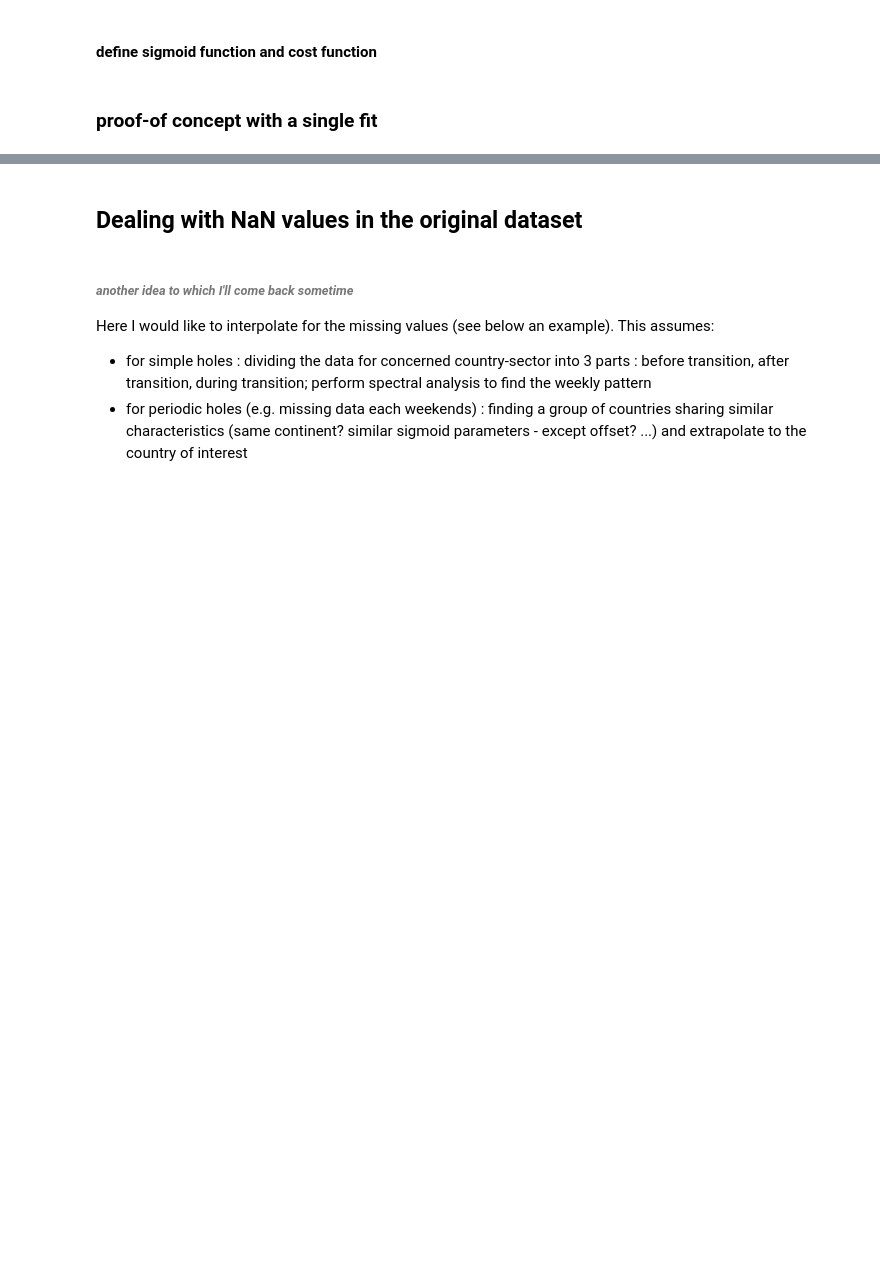
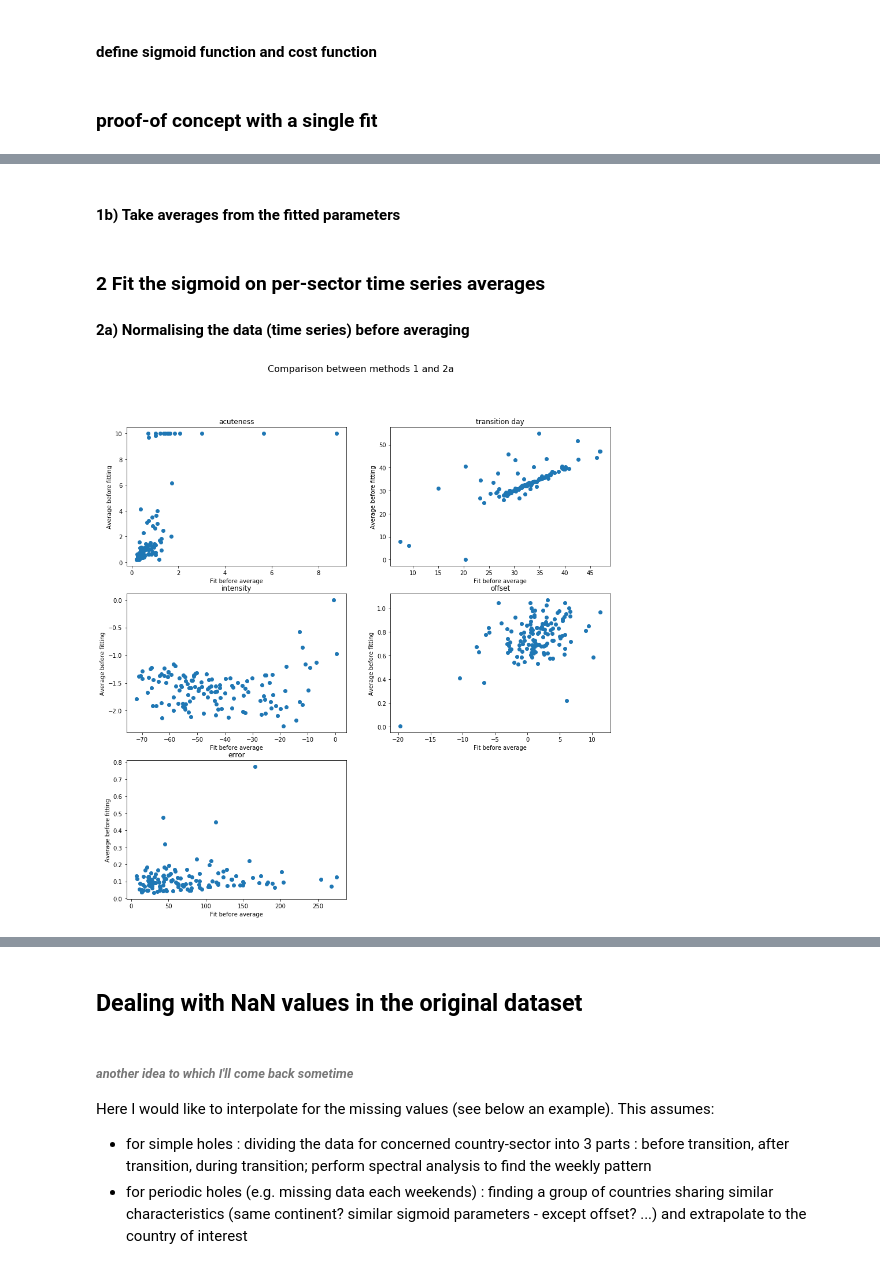
Before and after one commit to sylvainhislaire/projects, a Jupyter notebook: 1 - Fitting Google mobility data.ipynb, the cells around one changed output, grey strips where cells are left out. Saved outputs shown, nothing was run; the diff lists cells and outputs as text; code cells hidden in the pictures; blank space fills up the shorter version.

```diff
--- a/1 - Fitting Google mobility data.ipynb
+++ b/1 - Fitting Google mobility data.ipynb
@@ -325,0 +313,2 @@ l,m,a,b = df_param.loc[['acuteness','transition day','intensity','offset'],colum
+# %% [markdown]
+#### 1b) Take averages from the fitted parameters
@@ -325,0 +319,44 @@ l,m,a,b = df_param.loc[['acuteness','transition day','intensity','offset'],colum
+# %% [markdown]
+### 2 Fit the sigmoid on per-sector time series averages
+#### 2a) Normalising the data (time series) before averaging
+# %%
+# normalise the data
+df_normalised = (df-df.mean())/df.std()
+
+# calculate unweighed average (remember that I took the opposite sign for Residentials)
+df_means_norm = df_normalised.groupby('Country', axis = 1).mean()
+
+# creation of an empty dataframe to gather the fitting coefficients
+df_means_norm_param = pd.DataFrame(columns = df_means_norm.columns,
+                             index = ['acuteness','transition day','intensity','offset','error'])
+
+# fit the sigmoid on df_means
+for i in df_means_norm_param:
+
+    y = df_means_norm.loc[:,i]
+    up = max(abs(y)) # largest plausible interval
+    msol = minimize(sumsq,
+                    [0.001,0.001,0.001,0.001],
+                    method='L-BFGS-B',
+                    bounds=[(0.2,10),(min(x),max(x)),(-up,up),(-up,up)])
+
+    df_means_norm_param.loc['acuteness',i],df_means_norm_param.loc['transition day',i],df_means_norm_param.loc['intensity',i],df_means_norm_param.loc['offset',i] = msol['x']
+    df_means_norm_param.loc['error',i] = msol['fun']
+# %%
+plt.figure(figsize = (15,15)).suptitle('Comparison between methods 1 and 2a (with normalisation))',size=16)
+
+count = 0
+for row in df_means_norm_param.index:
+    count += 1
+
+    ax=plt.subplot(3,2,count)
+    transition_day = np.array([np.array(df_param_means.loc[row]),
+                  np.array(df_means_norm_param.loc[row])])
+    plt.plot(transition_day[0], transition_day[1], 'o')
+    plt.xlabel('Fit before average')
+    plt.ylabel('Average before fitting')
+    plt.title(row)
+
+plt.show()
+# %% [output]
+[figure, added]
```
Also changed, not shown: parts of 38 cells of this notebook, 2 other files.
